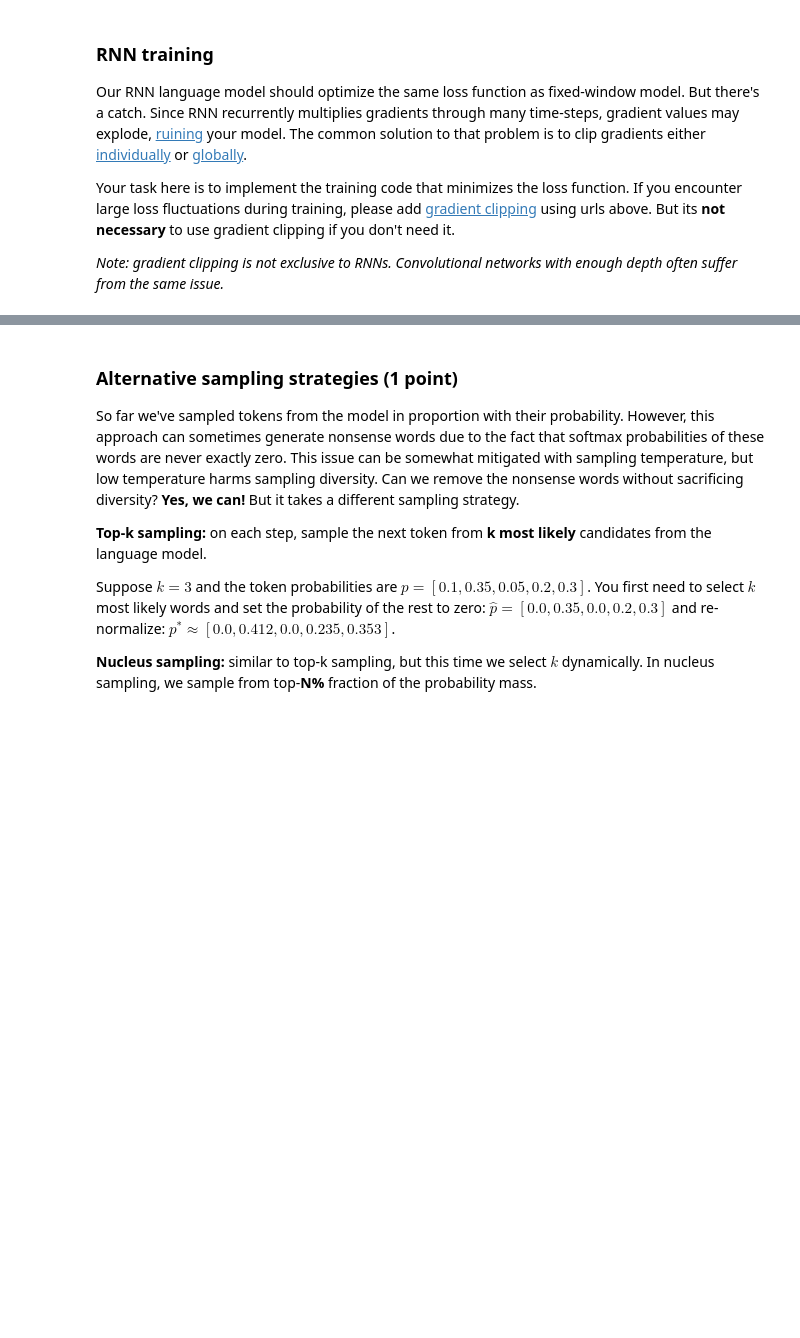
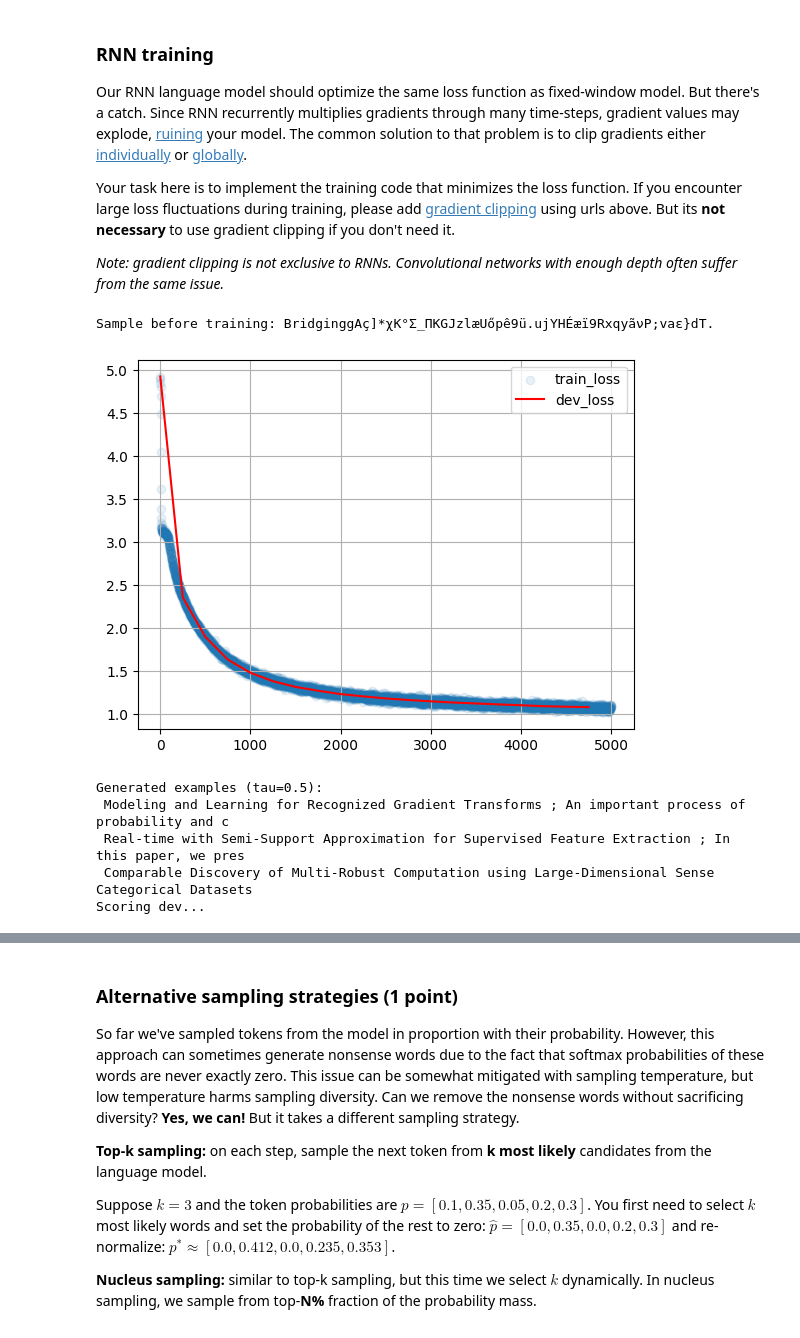
Before and after one commit to VasenkovArtem/nlp_course, a Jupyter notebook: week03_lm/homework_pytorch.ipynb, the cells around one changed output, grey strips where cells are left out. Cells and saved outputs as stored; diff of their text form; code cells hidden in the pictures; blank space fills up the shorter version.

```diff
--- a/week03_lm/homework_pytorch.ipynb
+++ b/week03_lm/homework_pytorch.ipynb
@@ -404,7 +417,9 @@ class RNNLanguageModel(nn.Module):
 
         # YOUR CODE - create layers/variables/etc
 
-        <...>
+        self.embed = nn.Embedding(num_embeddings=n_tokens, embedding_dim=emb_size)
+        self.lstm = nn.LSTM(input_size=emb_size, hidden_size=hid_size, num_layers=2, batch_first=True)
+        self.fc = nn.Linear(in_features=hid_size, out_features=n_tokens)
 
         #END OF YOUR CODE
 
@@ -416,11 +431,14 @@ class RNNLanguageModel(nn.Module):
             these outputs will be used as logits to compute P(x_t | x_0, ..., x_{t - 1})
         """
         # YOUR CODE - apply layers, see docstring above
-        return <...> # output tensor should be of shape [batch_size, sequence_length, n_tokens]
+        embeds = self.embed(input_ix)
+        output, (h_n, c_n) = self.lstm(embeds)
+        res = self.fc(output)
+        return res # output tensor should be of shape [batch_size, sequence_length, n_tokens]
 
-    def get_possible_next_tokens(self, prefix=BOS, temperature=1.0, max_len=100):
+    def get_possible_next_tokens(self, prefix=BOS, temperature=1.0, max_len=100, device: str = 'cpu'):
         """ :returns: probabilities of next token, dict {token : prob} for all tokens """
-        prefix_ix = torch.as_tensor(to_matrix([prefix]), dtype=torch.int64)
+        prefix_ix = torch.as_tensor(to_matrix([prefix]), dtype=torch.int64).to(device)
         with torch.no_grad():
             probs = torch.softmax(self(prefix_ix)[0, -1], dim=-1).cpu().numpy()  # shape: [n_tokens]
         return dict(zip(tokens, probs))
@@ -456,37 +476,51 @@ batch_size = 64         # <-- please tune batch size to fit your CPU/GPU configu
 score_dev_every = 250
 train_history, dev_history = [], []
 
-model = <YOUR CODE HERE>
+model = RNNLanguageModel(n_tokens=n_tokens, emb_size=32, hid_size=256)
 opt = torch.optim.Adam(model.parameters())
 
+model.to(device)
+
 # score untrained model
-dev_history.append((0, score_lines(model, dev_lines, batch_size)))
-print("Sample before training:", generate(model, 'Bridging'))
+dev_history.append((0, score_lines(model, dev_lines, batch_size, device=device)))
+print("Sample before training:", generate(model, 'Bridging', device=device))
+# %% [output]
+Sample before training: BridginggAç]*χK°Σ_ΠKGJzlæUőpê9ü.ujYHÉæï9RxqyãνP;vaε}dT.
 # %%
 from IPython.display import clear_output
 from random import sample
 from tqdm import trange
 
 for i in trange(len(train_history), 5000):
     batch = to_matrix(sample(train_lines, batch_size))
 
-    <YOUR CODE - one step of the training loop for your RNN model>
+    # <YOUR CODE - one step of the training loop for your RNN model>
 
-    loss_i = <...>
+    loss_i = compute_loss(model, batch, device=device)
+    opt.zero_grad()
+    loss_i.backward()
+    opt.step()
 
     train_history.append((i, float(loss_i)))
 
     if (i + 1) % 50 == 0:
         clear_output(True)
         plt.scatter(*zip(*train_history), alpha=0.1, label='train_loss')
         if len(dev_history):
             plt.plot(*zip(*dev_history), color='red', label='dev_loss')
         plt.legend(); plt.grid(); plt.show()
         print("Generated examples (tau=0.5):")
         for _ in range(3):
-            print(generate(model, temperature=0.5))
+            print(generate(model, temperature=0.5, device=device))
 
     if (i + 1) % score_dev_every == 0:
         print("Scoring dev...")
-        dev_history.append((i, score_lines(model, dev_lines, batch_size)))
+        dev_history.append((i, score_lines(model, dev_lines, batch_size, device=device)))
         print('#%i Dev loss: %.3f' % dev_history[-1])
+# %% [output]
+[figure, added]
+Generated examples (tau=0.5):
+ Modeling and Learning for Recognized Gradient Transforms ; An important process of probability and c
+ Real-time with Semi-Support Approximation for Supervised Feature Extraction ; In this paper, we pres
+ Comparable Discovery of Multi-Robust Computation using Large-Dimensional Sense Categorical Datasets
+Scoring dev...
```
Also changed, not shown: parts of 10 cells of this notebook.
